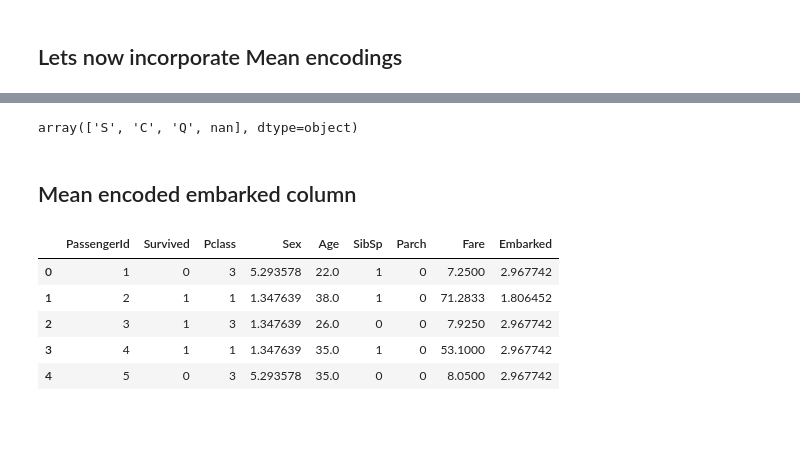
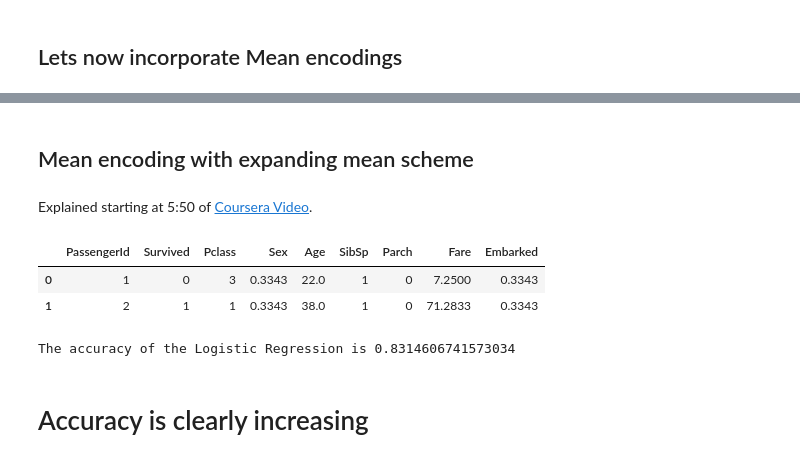
Before and after one commit to Sangarshanan/implementing-basic-concepts-and-algorithms, a Jupyter notebook: Mean Encodings/Mean Encodings.ipynb, the cells around one changed output, grey strips where cells are left out. Cells and saved outputs as stored; diff of their text form; code cells hidden in the pictures; blank space fills up the shorter version.

```diff
--- a/Mean Encodings/Mean Encodings.ipynb
+++ b/Mean Encodings/Mean Encodings.ipynb
@@ -115,5 +114,0 @@ train.head()
-# %%
-train = train.fillna(0)
-train['Embarked'].unique()
-# %% [output]
-array(['S', 'C', 'Q', nan], dtype=object)
@@ -145,13 +115,36 @@ for i in range(0,len(em)):
-# %%
-train['Embarked'] = r
-# %% [markdown]
-## Mean encoded embarked column
+# %% [markdown]
+##  Mean encoding with expanding mean scheme
+# %% [markdown]
+Explained starting at 5:50 of [Coursera Video](https://www.coursera.org/learn/competitive-data-science/lecture/LGYQ2/regularization).
+# %%
+cumsum = train.groupby('Sex')['Survived'].cumsum() - train['Survived']
+cumcnt = train.groupby('Sex').cumcount()
+train['Sex'] = cumsum/cumcnt
+train['Sex'].fillna(0.3343, inplace = True)
+# %%
+cumsum = train.groupby('Embarked')['Survived'].cumsum() - train['Survived']
+cumcnt = train.groupby('Embarked').cumcount()
+train['Embarked'] = cumsum/cumcnt
+train['Embarked'].fillna(0.3343, inplace = True)
 # %%
-train.head()
+train.head(2)
 # %% [output]
 |  | PassengerId | Survived | Pclass | Sex | Age | SibSp | Parch | Fare | Embarked |
-| 0 | 1 | 0 | 3 | 5.293578 | 22.0 | 1 | 0 | 7.2500 | 2.967742 |
-| 1 | 2 | 1 | 1 | 1.347639 | 38.0 | 1 | 0 | 71.2833 | 1.806452 |
-| 2 | 3 | 1 | 3 | 1.347639 | 26.0 | 0 | 0 | 7.9250 | 2.967742 |
-| 3 | 4 | 1 | 1 | 1.347639 | 35.0 | 1 | 0 | 53.1000 | 2.967742 |
-| 4 | 5 | 0 | 3 | 5.293578 | 35.0 | 0 | 0 | 8.0500 | 2.967742 |
+| 0 | 1 | 0 | 3 | 0.3343 | 22.0 | 1 | 0 | 7.2500 | 0.3343 |
+| 1 | 2 | 1 | 1 | 0.3343 | 38.0 | 1 | 0 | 71.2833 | 0.3343 |
+# %%
+from sklearn.linear_model import LogisticRegressionCV
+LogisticRegressionCV(Cs=10)
+from sklearn.model_selection import train_test_split
+train_X,test_X, train_Y, test_Y = train_test_split(train.drop('Survived',axis=1),
+                                                    train['Survived'], test_size=0.30,
+                                                    random_state=101)
+from sklearn import metrics
+model = LogisticRegressionCV()
+model.fit(train_X,train_Y)
+prediction=model.predict(test_X)
+print('The accuracy of the Logistic Regression is',metrics.accuracy_score(prediction,test_Y))
+# %% [output]
+The accuracy of the Logistic Regression is 0.8314606741573034
+# %% [markdown]
+# Accuracy is clearly increasing
```
Also changed, not shown: parts of 16 cells of this notebook.
